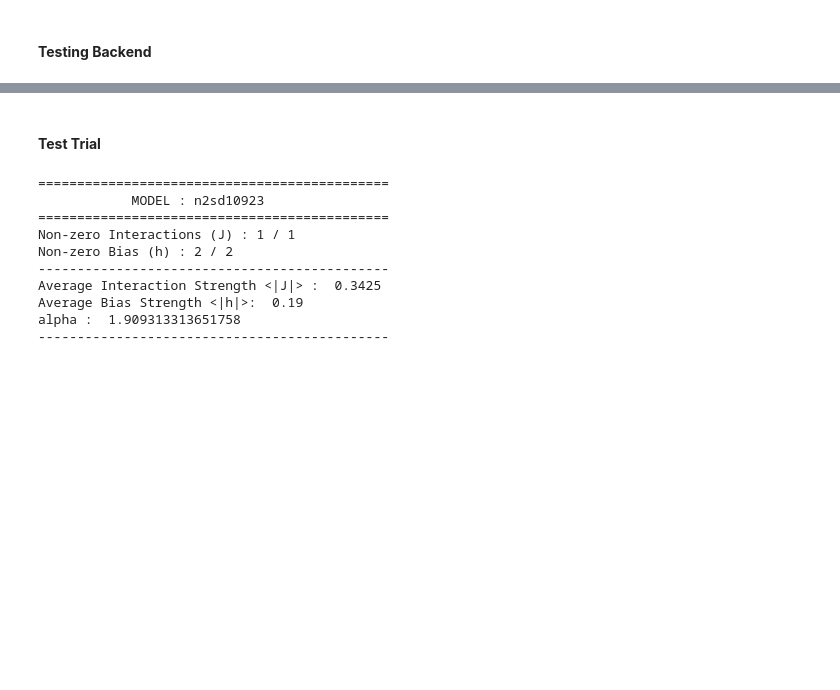
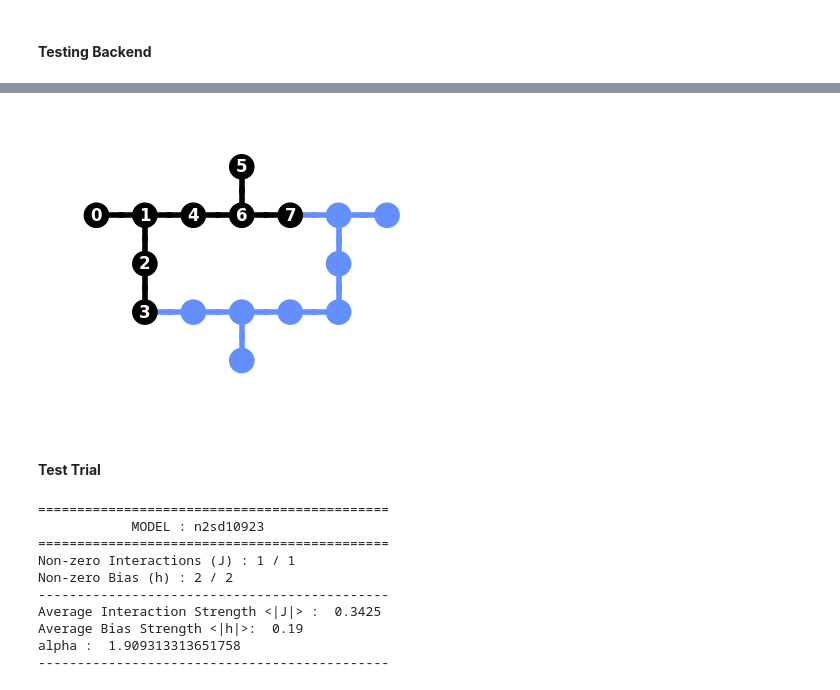
Before and after one commit to pafloxy/qhack-project-raflaneq, a Jupyter notebook: scratch-v0.1.ipynb, the cells around one changed output, grey strips where cells are left out. Cells and saved outputs as stored; diff of their text form; code cells hidden in the pictures; blank space fills up the shorter version.

```diff
--- a/scratch-v0.1.ipynb
+++ b/scratch-v0.1.ipynb
@@ -45,3 +123,14 @@ a.to_numpy
+# %%
+sampling_job = QuantumSamplingJob(model, ibmq_guadalupe)
+# %%
+gamma= 0.4 ; time= 1.0
+
+qcs = sampling_job.run_quantum_circuit(gamma, time, return_quantum_circuit= True)
+qcs = transpile(qcs, ibmq_guadalupe, optimization_level=3, initial_layout= list(node_to_qubit_map.values()) )
+# %%
+plot_circuit_layout(qcs, ibmq_guadalupe)
+# %% [output]
+[figure, added]
 # %% [markdown]
 #### **Test Trial**
 # %%
```
Also changed, not shown: parts of 18 cells of this notebook.
